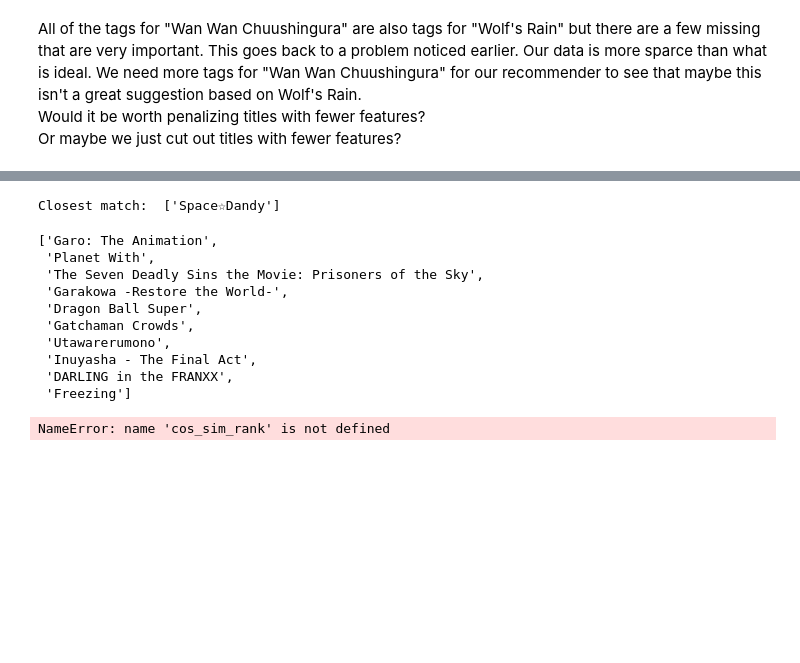
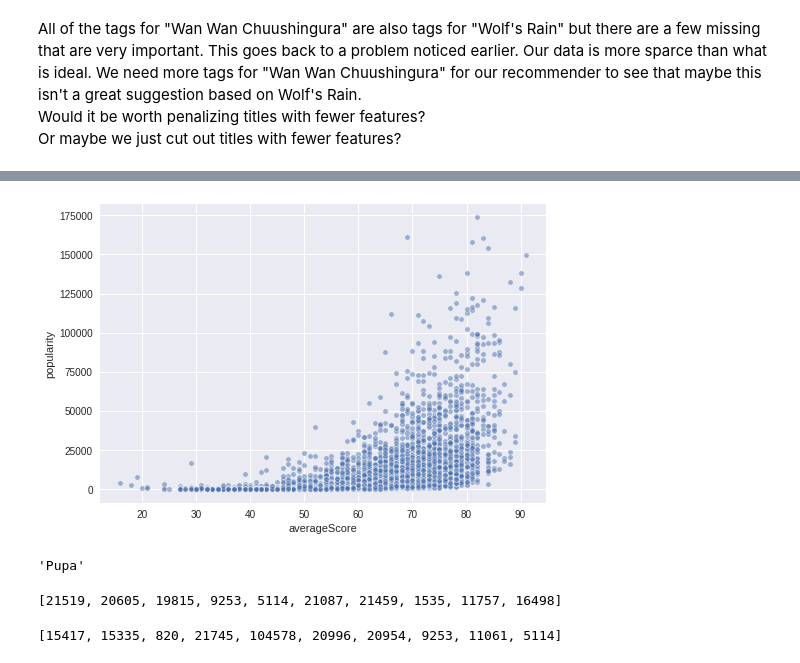
Before and after one commit to sn-ekstrand/content-based-anime-recommender, a Jupyter notebook: initial_eda.ipynb, the cells around one changed output, grey strips where cells are left out. Saved outputs shown, nothing was run; the diff lists cells and outputs as text; code cells hidden in the pictures; blank space fills up the shorter version.

```diff
--- a/initial_eda.ipynb
+++ b/initial_eda.ipynb
@@ -782,23 +618,24 @@ sim_mat = cosine_similarity(df_rank_pca.values)
-# %%
-search_term = get_search_term('Space Dandy')
-rec_list = get_top_n_recommendations(search_term, df_rank_pca, sim_mat, n=10)
-rec_list
-# %% [output]
-Closest match:  ['Space☆Dandy']
-['Garo: The Animation',
- 'Planet With',
- 'The Seven Deadly Sins the Movie: Prisoners of the Sky',
- 'Garakowa -Restore the World-',
- 'Dragon Ball Super',
- 'Gatchaman Crowds',
- 'Utawarerumono',
- 'Inuyasha - The Final Act',
- 'DARLING in the FRANXX',
- 'Freezing']
-# %%
-# vs the old code below
-search_term = get_search_term('Space Dandy')
-rec_list = get_top_n_recommendations(search_term, df_w_rank, cos_sim_rank, n=10)
-rec_list
-# %% [output]
-NameError: name 'cos_sim_rank' is not defined
+# %%
+sns.scatterplot(score_df['averageScore'],
+                score_df['popularity'],
+                s=30,
+                alpha=.5);
+# %% [output]
+[figure, added]
+# %%
+# popular yet poorly rated
+x = score_df[(score_df['averageScore'] < 30) & (score_df['popularity'] > 15000)]
+
+get_title_from_id(x.index.values[0])
+# %% [output]
+'Pupa'
+# %%
+top_10_pop = list(score_df['popularity'].sort_values()[-10:].index)
+top_10_pop
+# %% [output]
+[21519, 20605, 19815, 9253, 5114, 21087, 21459, 1535, 11757, 16498]
+# %%
+top_10_score = list(score_df['averageScore'].sort_values().dropna()[-10:].index)
+top_10_score
+# %% [output]
+[15417, 15335, 820, 21745, 104578, 20996, 20954, 9253, 11061, 5114]
```
Also changed, not shown: parts of 50 cells of this notebook.
